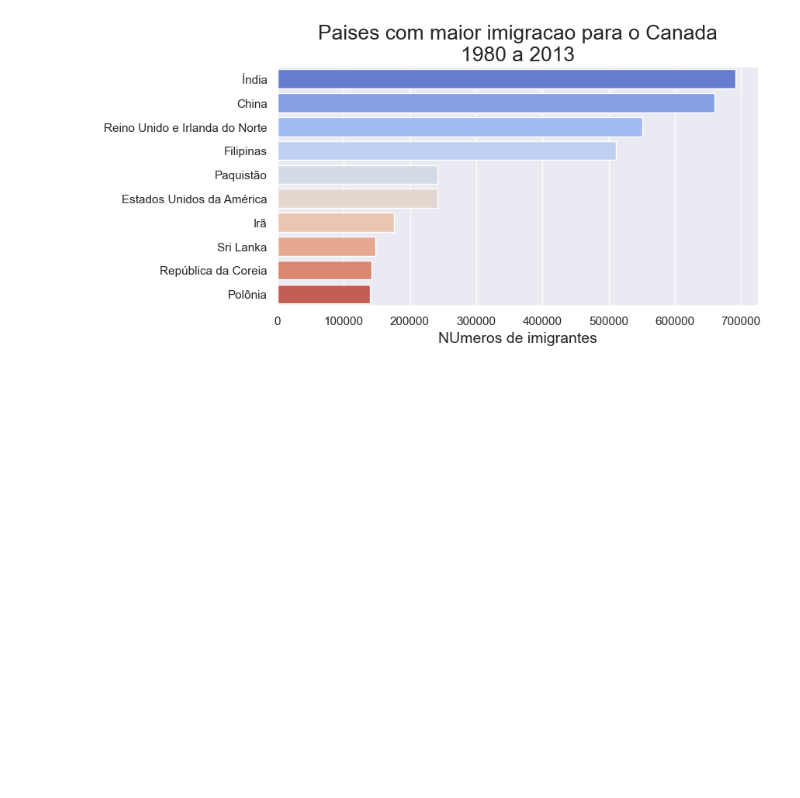
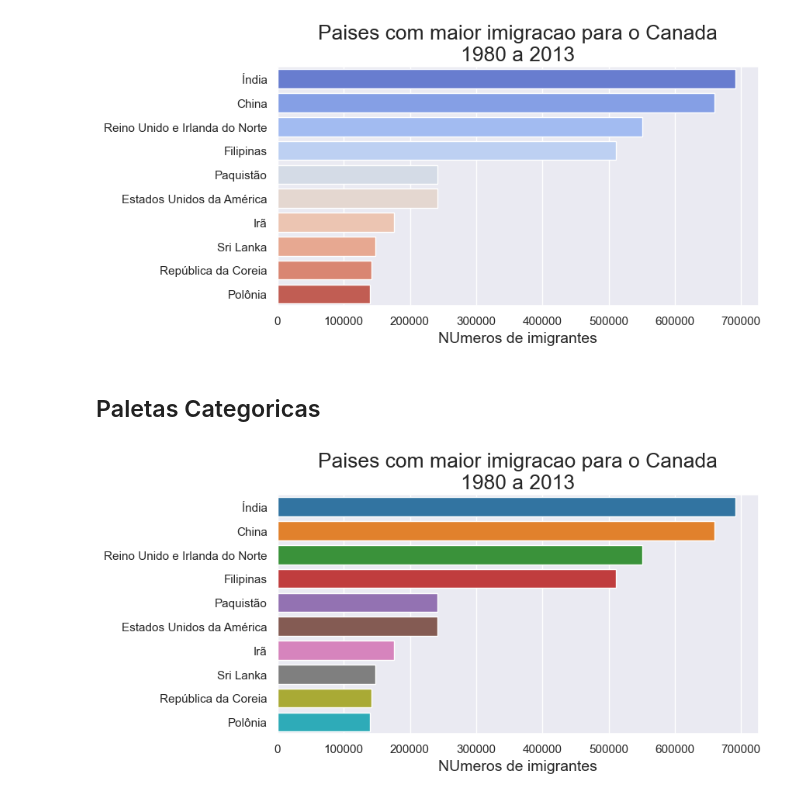
Before and after one commit to th1ago/Data_Science, a Jupyter notebook: Data Visualization/Analise_de_tendencias_de_imigracao_Brasil.ipynb, the cells around one changed output. Cells and saved outputs as stored; diff of their text form; code cells hidden in the pictures; blank space fills up the shorter version.

Commit message:
categorical palette

```diff
--- a/Data Visualization/Analise_de_tendencias_de_imigracao_Brasil.ipynb
+++ b/Data Visualization/Analise_de_tendencias_de_imigracao_Brasil.ipynb
@@ -420,3 +420,9 @@ gerar_grafico_paleta('rocket')
 gerar_grafico_paleta('coolwarm')
 # %% [output]
 [figure]
+# %% [markdown]
+## Paletas Categoricas
+# %%
+gerar_grafico_paleta('tab10')
+# %% [output]
+[figure, added]
```
Also changed, not shown: parts of 5 cells of this notebook.
